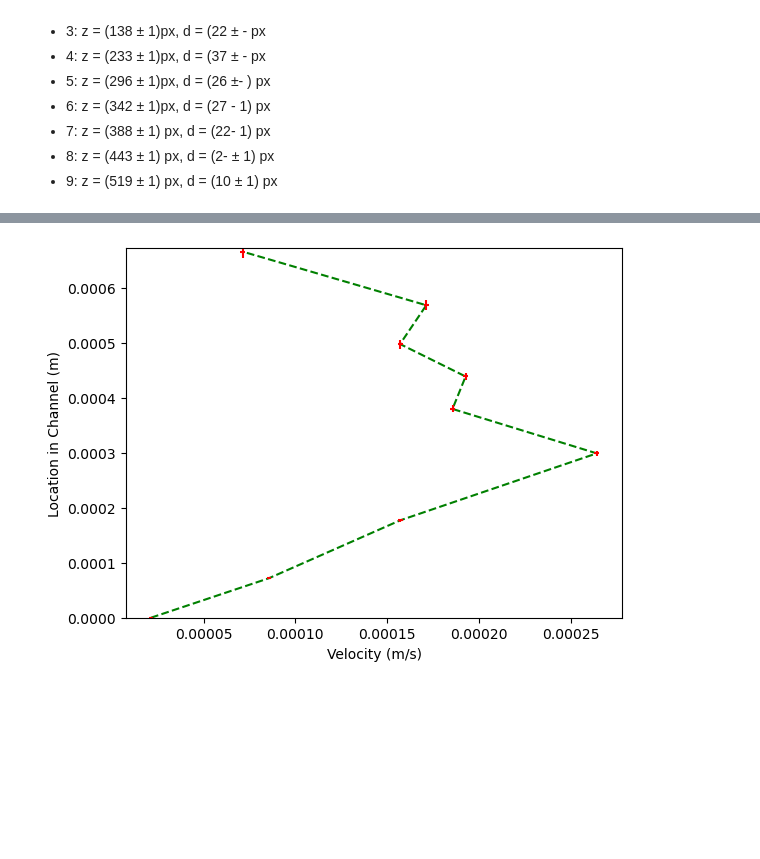
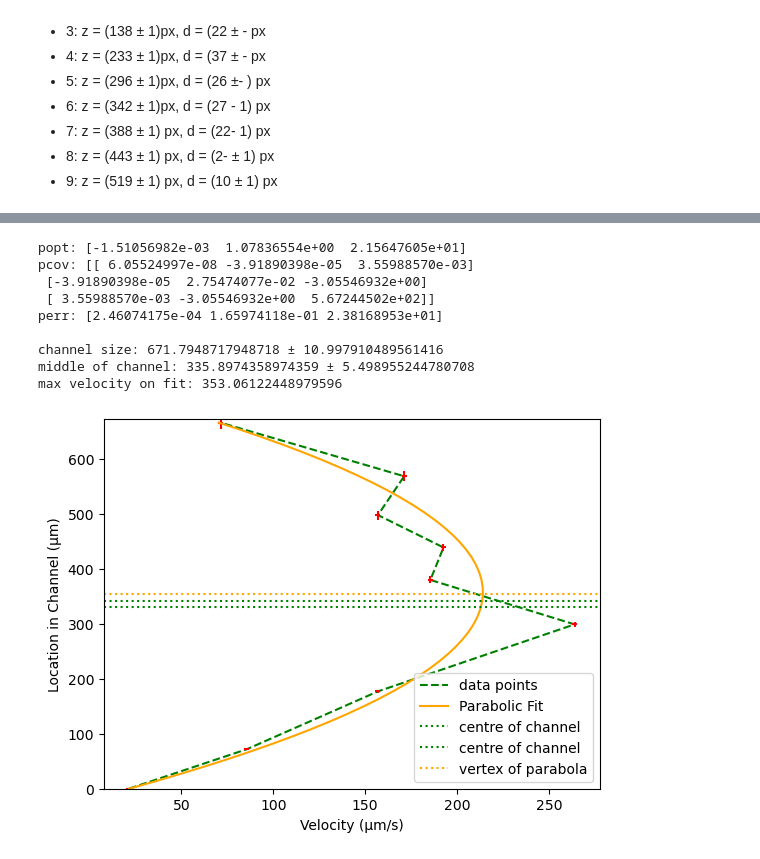
Before and after one commit to ijessicachen/introdatascience, a Jupyter notebook: schoolgraphs/UofT_Y2/AER210_Microfluidics/Microfluidics.ipynb, the cells around one changed output, grey strips where cells are left out. Cells and saved outputs as stored; diff of their text form; code cells hidden in the pictures; blank space fills up the shorter version.

```diff
--- a/schoolgraphs/UofT_Y2/AER210_Microfluidics/Microfluidics.ipynb
+++ b/schoolgraphs/UofT_Y2/AER210_Microfluidics/Microfluidics.ipynb
@@ -60,13 +60,13 @@ t2 = ch_sz_unc
 ch_sz *= pxmicm
 ch_sz_unc = ch_sz * ((t2/t1)**2 + (pxmicm_unc/pxmicm)**2)**0.5
 # convert everything to m
-for i in range(0, len(z)):
-    z[i] *= 10**(-6)
-    z_unc[i] *= 10**(-6)
-    d[i] *= 10**(-6)
-    d_unc[i] *= 10**(-6)
-ch_sz *= 10**(-6)
-ch_sz_unc *= 10**(-6)
+#for i in range(0, len(z)):
+ #   z[i] *= 10**(-6)
+  #  z_unc[i] *= 10**(-6)
+   # d[i] *= 10**(-6)
+#    d_unc[i] *= 10**(-6)
+#ch_sz *= 10**(-6)
+#ch_sz_unc *= 10**(-6)
 print("z, z_unc, d, d_unc")
 print(z)
 print(z_unc)
@@ -111,19 +111,64 @@ v, v_unc
 # %%
-# plot YOU ARE HERE
+# plot
 import matplotlib.pyplot as plt
+from scipy.optimize import curve_fit
 import numpy as np
 import pandas as pd
 
 fig, ax = plt.subplots()
 
 # plot
-ax.plot(v, z, 'g--')
+ax.plot(v, z, 'g--', label="data points")
 ax.errorbar(v, z, color='r', xerr=d_unc, yerr=z_unc, fmt='none')
+v = np.array(v)
+z = np.array(z)
 
-ax.set_ylabel('Location in Channel (m)')
+# fit? DECIDE IF YOU WANT TO ADD THIS
+#(NOT EVEN SURE IF IT SHOULD BE QUADRATIC)
+# apparently should be quadratic if it's laminar flow?
+def f (x, a, b, c):
+    return a*x**2 + b*x + c
+
+popt, pcov = curve_fit(f, z, v)
+print("popt:", popt)
+print("pcov:", pcov)
+perr = np.sqrt(np.diag(pcov))
+print("perr:", perr)
+print()
+
+# find the vertex
+x = np.linspace(np.min(z), np.max(z), 50)
+y = f(x, *popt)
+y_max = max(y)
+x_v = x[y.tolist().index(y_max)]
+print("channel size:", ch_sz, "±", ch_sz_unc)
+ch_sz_mid = ch_sz/2
+ch_sz_mid_unc = ch_sz_mid * ch_sz_unc / ch_sz
+print("middle of channel:", ch_sz_mid, "±", ch_sz_mid_unc)
+print("max velocity on fit:", x_v)
+print()
+
+# plot the fit
+ax.plot(f(x, *popt), x, label='Parabolic Fit', color='orange')
+# plot lines at centre of channel, max of parabola
+ax.axhline(y=ch_sz_mid+ch_sz_mid_unc, color='g', linestyle=':', label="centre of channel")
+ax.axhline(y=ch_sz_mid-ch_sz_mid_unc, color='g', linestyle=':', label="centre of channel")
+ax.axhline(y=x_v, color='orange', linestyle=':', label="vertex of parabola")
+
+ax.set_ylabel('Location in Channel (µm)')
 ax.set_ylim(0, ch_sz)
-ax.set_xlabel('Velocity (m/s)')
+ax.set_xlabel('Velocity (µm/s)')
+ax.legend()
 
 fig.savefig("v_profile.png", bbox_inches='tight')#, pad_inches=0.5)
 # %% [output]
+popt: [-1.51056982e-03  1.07836554e+00  2.15647605e+01]
+pcov: [[ 6.05524997e-08 -3.91890398e-05  3.55988570e-03]
+ [-3.91890398e-05  2.75474077e-02 -3.05546932e+00]
+ [ 3.55988570e-03 -3.05546932e+00  5.67244502e+02]]
+perr: [2.46074175e-04 1.65974118e-01 2.38168953e+01]
+
+channel size: 671.7948717948718 ± 10.997910489561416
+middle of channel: 335.8974358974359 ± 5.498955244780708
+max velocity on fit: 353.06122448979596
-[figure, old version]
+[figure, new version]
```
Also changed, not shown: parts of 7 cells of this notebook, 3 other files.
